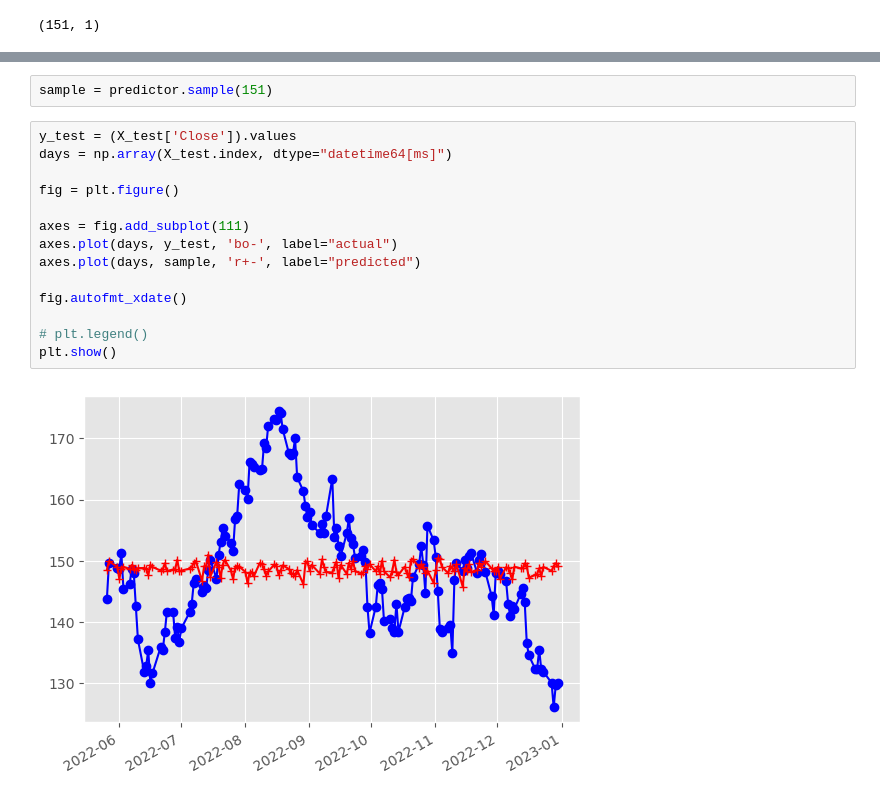
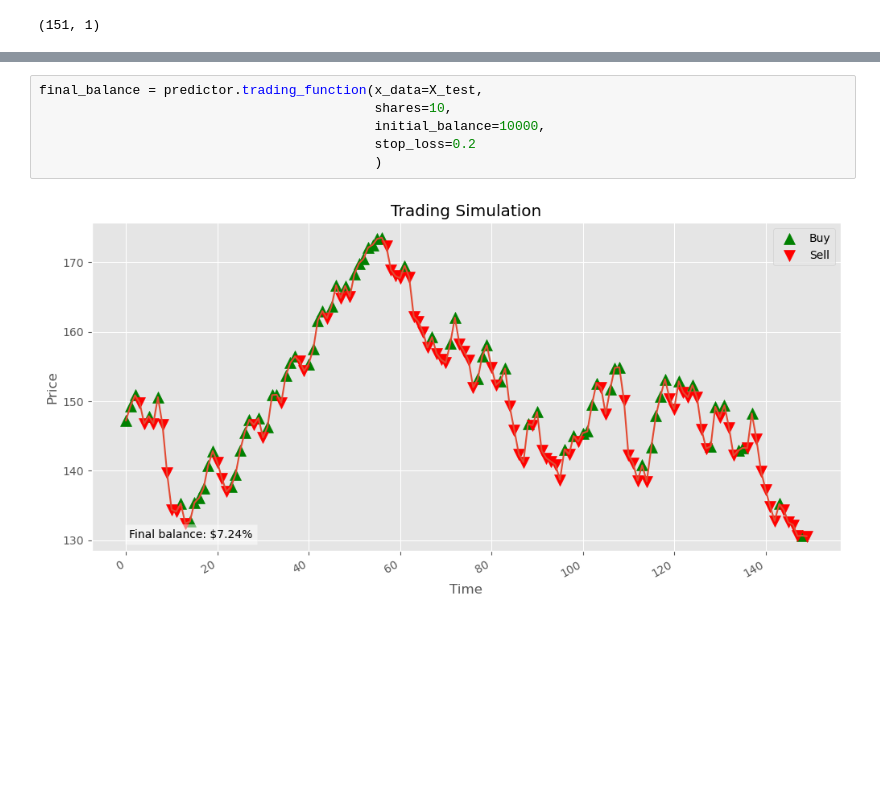
Before and after one commit to SilvioBaratto/stockpy, a Jupyter notebook: stockpy/probabilistic/debug_dmm.ipynb, the cells around one changed output, grey strips where cells are left out. Saved outputs shown, nothing was run; the diff lists cells and outputs as text; blank space fills up the shorter version.

Commit message:
trading function

```diff
--- a/stockpy/probabilistic/debug_dmm.ipynb
+++ b/stockpy/probabilistic/debug_dmm.ipynb
@@ -73,18 +78,8 @@ plt.show()
-# %%
-sample = predictor.sample(151)
-# %%
-y_test = (X_test['Close']).values
-days = np.array(X_test.index, dtype="datetime64[ms]")
-
-fig = plt.figure()
-
-axes = fig.add_subplot(111)
-axes.plot(days, y_test, 'bo-', label="actual")
-axes.plot(days, sample, 'r+-', label="predicted")
-
-fig.autofmt_xdate()
-
-# plt.legend()
-plt.show()
-# %% [output]
-[figure, removed]
+# %%
+final_balance = predictor.trading_function(x_data=X_test,
+                                           shares=10,
+                                           initial_balance=10000,
+                                           stop_loss=0.2
+                                           )
+# %% [output]
+[figure, added]
```
Also changed, not shown: parts of 3 cells of this notebook, 1 other file.
